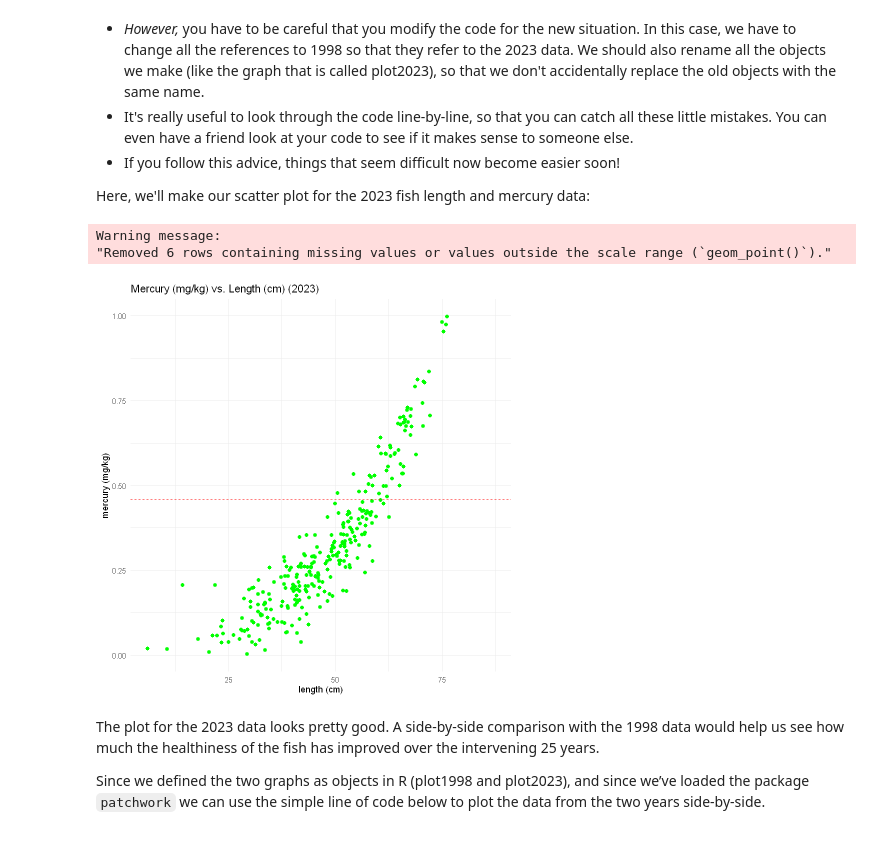
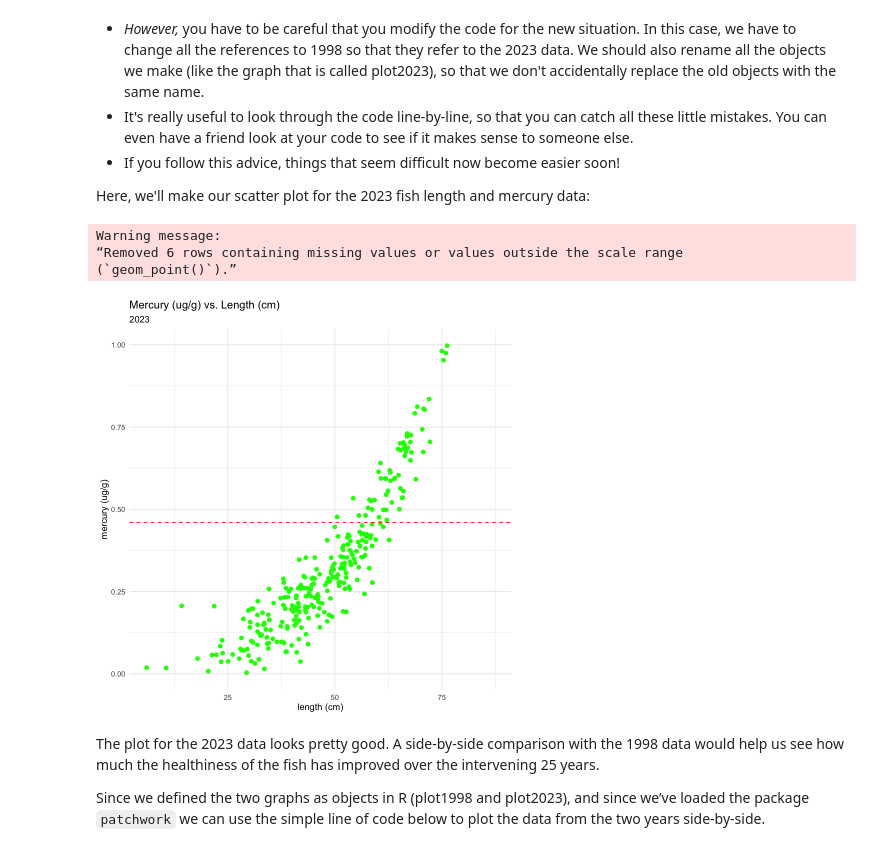
Before and after one commit to IndigenousEnvDataSci/IndigenousEnvDataSci.github.io, a Jupyter notebook: MOD1/Mod1_pt5.ipynb, the cells around one changed output. Saved outputs shown, nothing was run; the diff lists cells and outputs as text; code cells hidden in the pictures.

```diff
--- a/MOD1/Mod1_pt5.ipynb
+++ b/MOD1/Mod1_pt5.ipynb
@@ -148,20 +131,21 @@ Here, we'll make our scatter plot  for the 2023 fish length and mercury data:
 # %%
 # See if you can understand the code below. What changes have been made?
 plot2023 <- ggplot(fish_2023, aes(x = length, y = mercury)) +
   geom_point(color = 'green', size = 2) +
   xlab("length (cm)") +
-  ylab("mercury (mg/kg)") +
-  ggtitle("Mercury (mg/kg) vs. Length (cm) (2023)") +
+  ylab("mercury (ug/g)") +
+  ggtitle("Mercury (ug/g) vs. Length (cm)", subtitle="2023") +
   geom_hline(yintercept = 0.46, linetype= "dashed", color = 'red') +
 # We use ylim() to match the y-axis here to that of plot1998
   ylim(0, 1) +
   theme_minimal()
 
 plot2023
 # %% [output]
 Warning message:
-"Removed 6 rows containing missing values or values outside the scale range (`geom_point()`)."
+“Removed 6 rows containing missing values or values outside the scale range
+(`geom_point()`).”
-[figure, old version]
+[figure, new version]
 # %% [markdown]
 The plot for the 2023 data looks pretty good. A side-by-side comparison with the 1998 data would help us see how much the healthiness of the fish has improved over the intervening 25 years.
 
```
Also changed, not shown: parts of 8 cells of this notebook, 9 other files.
